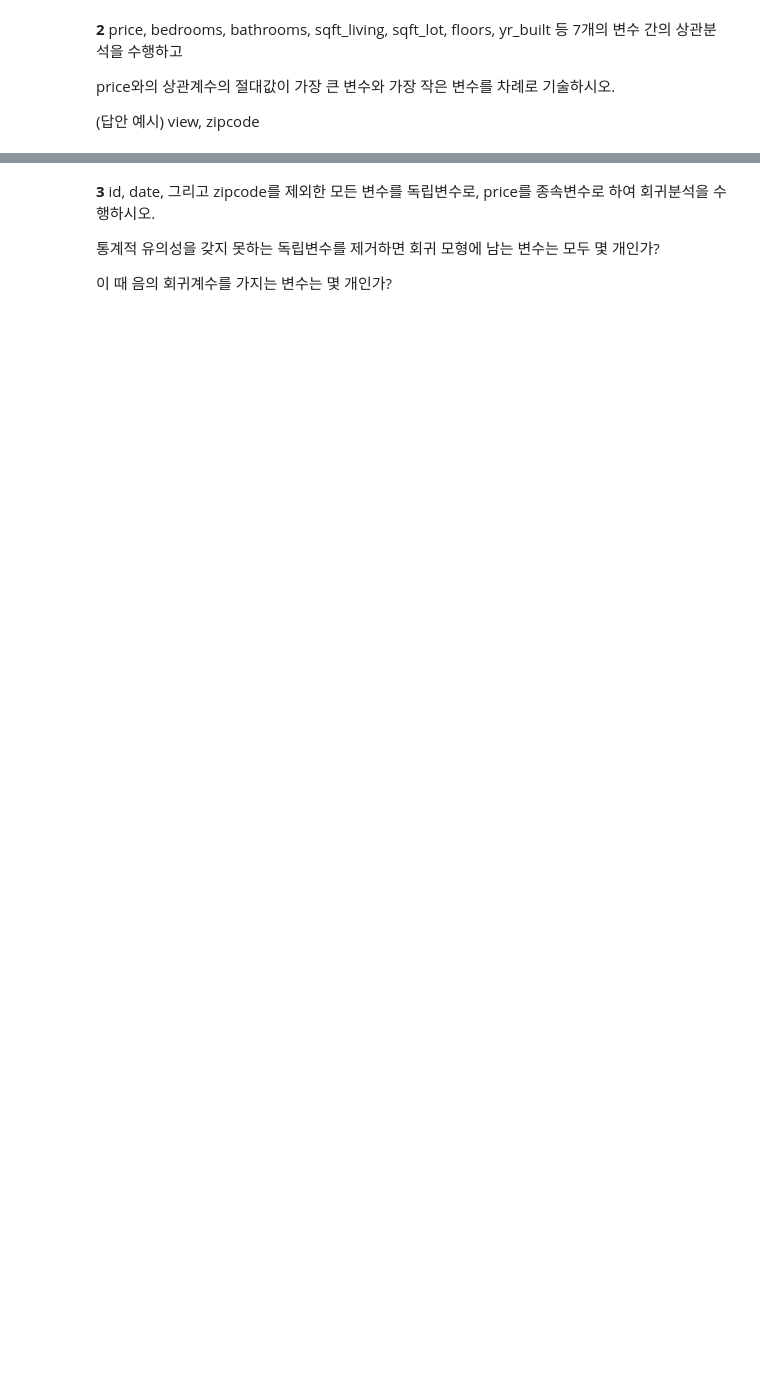
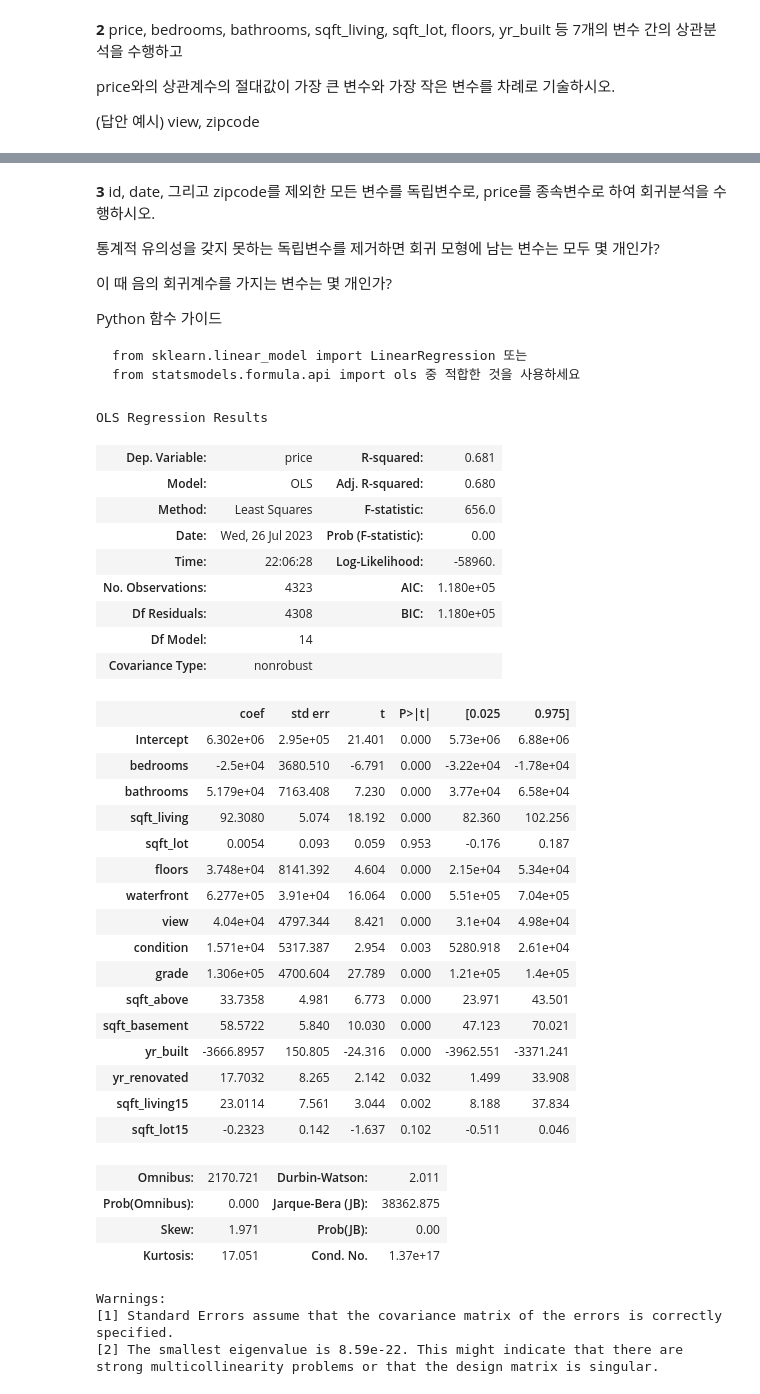
Before and after one commit to sunkusun9/prods_asso, a Jupyter notebook: prods_asso_실기풀이.ipynb, the cells around one changed output, grey strips where cells are left out. Cells and saved outputs as stored; diff of their text form; code cells hidden in the pictures; blank space fills up the shorter version.

````diff
--- a/prods_asso_실기풀이.ipynb
+++ b/prods_asso_실기풀이.ipynb
@@ -102,3 +179,6 @@ sklearn.linear_model.LogisticRegression, solver='liblinear', random_state=123
 |zipcode|우편번호|Double|
 |sqft_living15|15개의 인근 주택의 평균 건물 면적|Double|
 |sqft_lot15	|15개의 인근 주택의 평균 대지 면적|Double|
+# %%
+df_06 = pd.read_csv('Dataset_06.csv')
+df_06.head()
@@ -122,3 +255,51 @@ price와의 상관계수의 절대값이 가장 큰 변수와 가장 작은 변
 통계적 유의성을 갖지 못하는 독립변수를 제거하면 회귀 모형에 남는 변수는 모두 몇 개인가?
 
 이 때 음의 회귀계수를 가지는 변수는 몇 개인가?
+
+Python 함수 가이드
+```
+from sklearn.linear_model import LinearRegression 또는
+from statsmodels.formula.api import ols 중 적합한 것을 사용하세요
+```
+# %%
+from statsmodels.formula.api import ols
+
+formula = 'price ~ ' + '+'.join([i for i in df_06.columns if i not in ['id', 'date', 'zipcode', 'price']])
+lm = ols(formula, data=df_06).fit()
+lm.summary()
+# %% [output]
+OLS Regression Results
+| Dep. Variable: | price | R-squared: | 0.681 |
+| Model: | OLS | Adj. R-squared: | 0.680 |
+| Method: | Least Squares | F-statistic: | 656.0 |
+| Date: | Wed, 26 Jul 2023 | Prob (F-statistic): | 0.00 |
+| Time: | 22:06:28 | Log-Likelihood: | -58960. |
+| No. Observations: | 4323 | AIC: | 1.180e+05 |
+| Df Residuals: | 4308 | BIC: | 1.180e+05 |
+| Df Model: | 14 |  |  |
+| Covariance Type: | nonrobust |  |  |
+|  | coef | std err | t | P>|t| | [0.025 | 0.975] |
+| Intercept | 6.302e+06 | 2.95e+05 | 21.401 | 0.000 | 5.73e+06 | 6.88e+06 |
+| bedrooms | -2.5e+04 | 3680.510 | -6.791 | 0.000 | -3.22e+04 | -1.78e+04 |
+| bathrooms | 5.179e+04 | 7163.408 | 7.230 | 0.000 | 3.77e+04 | 6.58e+04 |
+| sqft_living | 92.3080 | 5.074 | 18.192 | 0.000 | 82.360 | 102.256 |
+| sqft_lot | 0.0054 | 0.093 | 0.059 | 0.953 | -0.176 | 0.187 |
+| floors | 3.748e+04 | 8141.392 | 4.604 | 0.000 | 2.15e+04 | 5.34e+04 |
+| waterfront | 6.277e+05 | 3.91e+04 | 16.064 | 0.000 | 5.51e+05 | 7.04e+05 |
+| view | 4.04e+04 | 4797.344 | 8.421 | 0.000 | 3.1e+04 | 4.98e+04 |
+| condition | 1.571e+04 | 5317.387 | 2.954 | 0.003 | 5280.918 | 2.61e+04 |
+| grade | 1.306e+05 | 4700.604 | 27.789 | 0.000 | 1.21e+05 | 1.4e+05 |
+| sqft_above | 33.7358 | 4.981 | 6.773 | 0.000 | 23.971 | 43.501 |
+| sqft_basement | 58.5722 | 5.840 | 10.030 | 0.000 | 47.123 | 70.021 |
+| yr_built | -3666.8957 | 150.805 | -24.316 | 0.000 | -3962.551 | -3371.241 |
+| yr_renovated | 17.7032 | 8.265 | 2.142 | 0.032 | 1.499 | 33.908 |
+| sqft_living15 | 23.0114 | 7.561 | 3.044 | 0.002 | 8.188 | 37.834 |
+| sqft_lot15 | -0.2323 | 0.142 | -1.637 | 0.102 | -0.511 | 0.046 |
+| Omnibus: | 2170.721 | Durbin-Watson: | 2.011 |
+| Prob(Omnibus): | 0.000 | Jarque-Bera (JB): | 38362.875 |
+| Skew: | 1.971 | Prob(JB): | 0.00 |
+| Kurtosis: | 17.051 | Cond. No. | 1.37e+17 |
+Warnings:
+[1] Standard Errors assume that the covariance matrix of the errors is correctly specified.
+[2] The smallest eigenvalue is 8.59e-22. This might indicate that there are
+strong multicollinearity problems or that the design matrix is singular.
````
Also changed, not shown: parts of 23 cells of this notebook, 2 other files.
